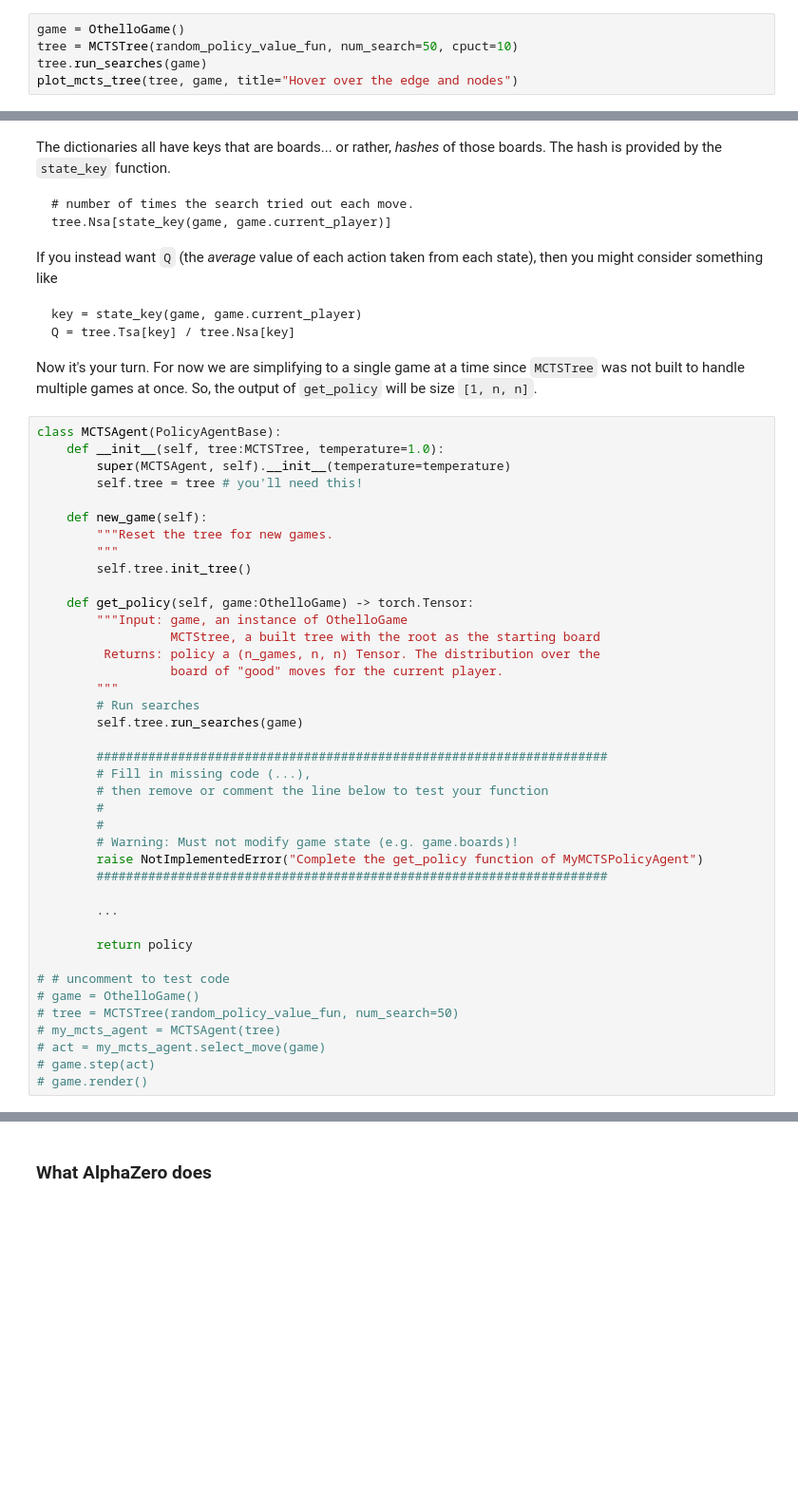
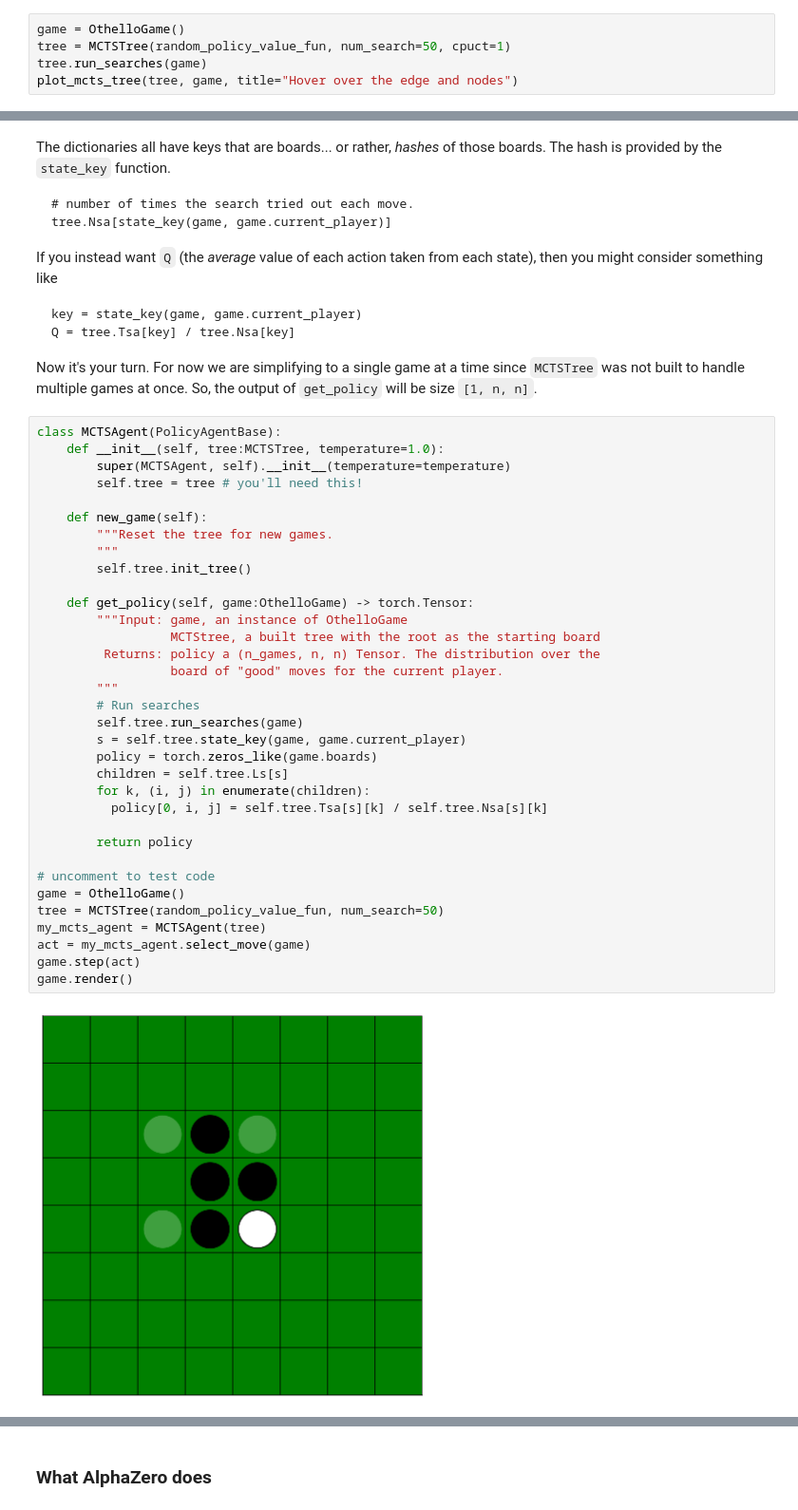
Before and after one commit to spatank/CIS-522, a Jupyter notebook: W1_Tutorial2_SPP.ipynb, the cells around one changed output, grey strips where cells are left out. Shown at 95% size. Saved outputs shown, nothing was run; the diff lists cells and outputs as text; blank space fills up the shorter version.

```diff
--- a/W1_Tutorial2_SPP.ipynb
+++ b/W1_Tutorial2_SPP.ipynb
@@ -1573,6 +1626,6 @@ $$U(s,a)=Q(s,a) + c_{puct} P(s,a)\frac{\sqrt{N(s)}}{1+N(s,a)}$$
 Vary the value of $c_{puct}$ below. Try values close to 0 and quite large. What do you observe?
 # %%
 game = OthelloGame()
-tree = MCTSTree(random_policy_value_fun, num_search=50, cpuct=10)
+tree = MCTSTree(random_policy_value_fun, num_search=50, cpuct=1)
 tree.run_searches(game)
 plot_mcts_tree(tree, game, title="Hover over the edge and nodes")
@@ -1643,43 +1701,39 @@ Now it's your turn. For now we are simplifying to a single game at a time since
 # %%
 class MCTSAgent(PolicyAgentBase):
     def __init__(self, tree:MCTSTree, temperature=1.0):
         super(MCTSAgent, self).__init__(temperature=temperature)
         self.tree = tree # you'll need this!
 
     def new_game(self):
         """Reset the tree for new games.
         """
         self.tree.init_tree()
 
     def get_policy(self, game:OthelloGame) -> torch.Tensor:
         """Input: game, an instance of OthelloGame
                   MCTStree, a built tree with the root as the starting board
          Returns: policy a (n_games, n, n) Tensor. The distribution over the
                   board of "good" moves for the current player.
         """
         # Run searches
         self.tree.run_searches(game)
-
-        #####################################################################
-        # Fill in missing code (...),
-        # then remove or comment the line below to test your function
-        #
-        #
-        # Warning: Must not modify game state (e.g. game.boards)!
-        raise NotImplementedError("Complete the get_policy function of MyMCTSPolicyAgent")
-        #####################################################################
-
-        ...
+        s = self.tree.state_key(game, game.current_player)
+        policy = torch.zeros_like(game.boards)
+        children = self.tree.Ls[s]
+        for k, (i, j) in enumerate(children):
+          policy[0, i, j] = self.tree.Tsa[s][k] / self.tree.Nsa[s][k]
 
         return policy
 
-# # uncomment to test code
-# game = OthelloGame()
-# tree = MCTSTree(random_policy_value_fun, num_search=50)
-# my_mcts_agent = MCTSAgent(tree)
-# act = my_mcts_agent.select_move(game)
-# game.step(act)
-# game.render()
+# uncomment to test code
+game = OthelloGame()
+tree = MCTSTree(random_policy_value_fun, num_search=50)
+my_mcts_agent = MCTSAgent(tree)
+act = my_mcts_agent.select_move(game)
+game.step(act)
+game.render()
+# %% [output]
+[figure, added]
 # %% [markdown]
 [*Click for solution*](https://github.com/CIS-522/course-content/blob/main/tutorials/W1_AlphaZero/solutions/W1_Tutorial2_Solution_Ex3b.py)
 
```
Also changed, not shown: parts of 64 cells of this notebook.
